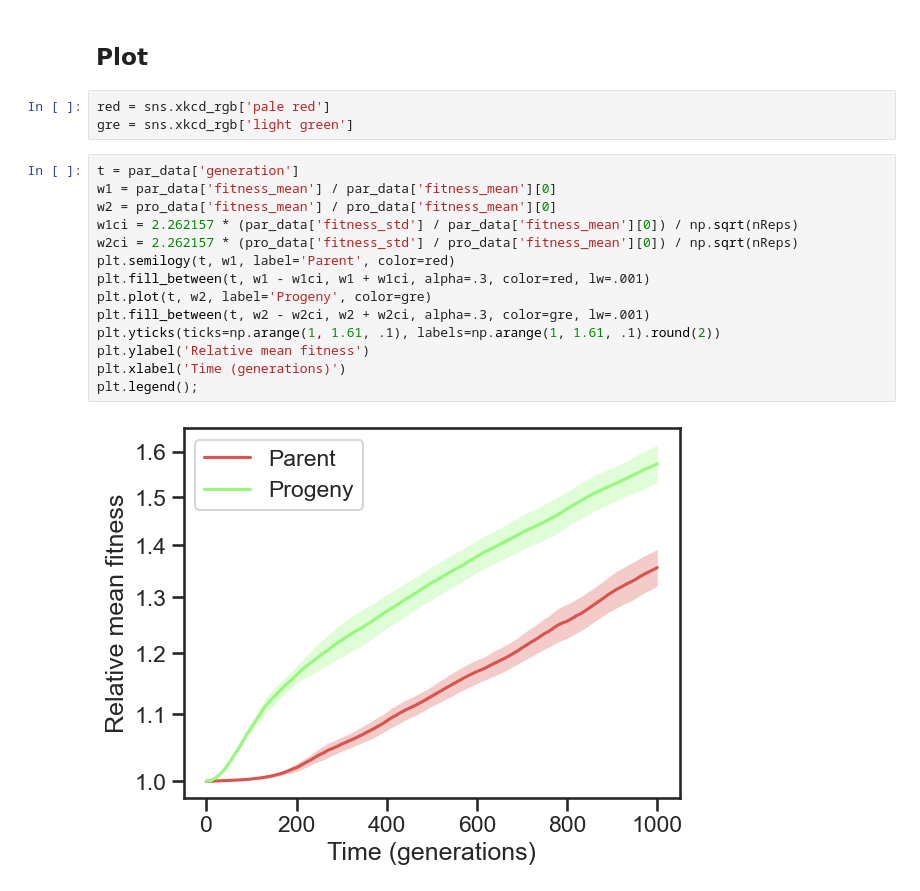
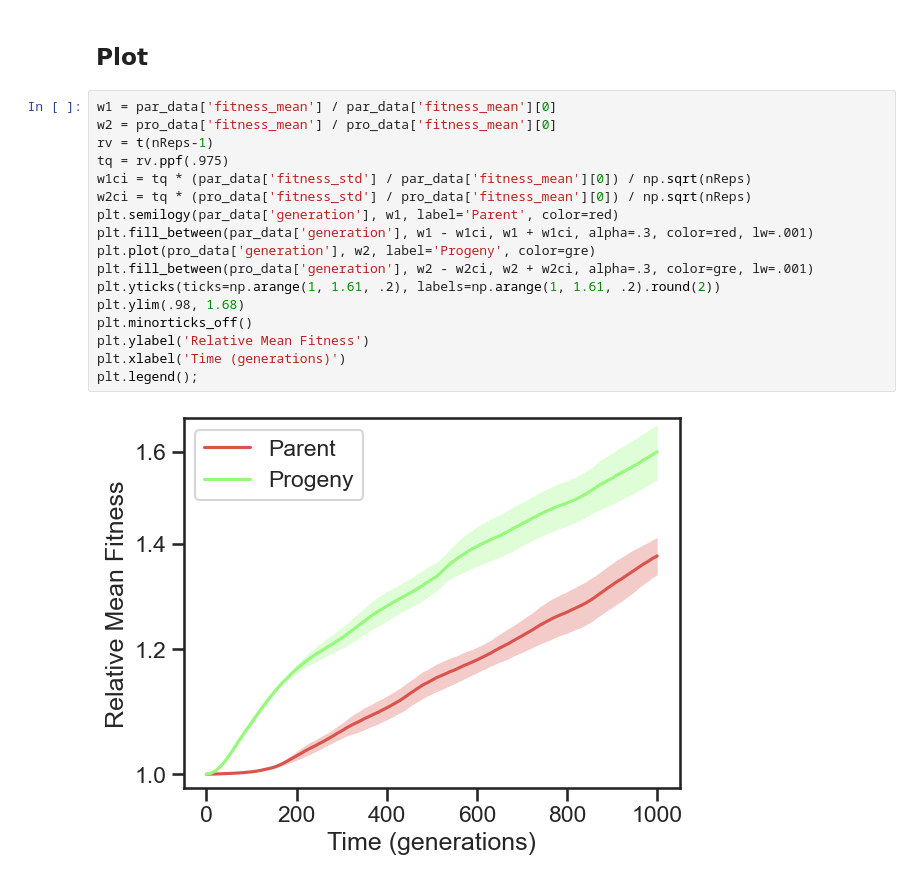
Before and after one commit to rbazev/sex_amitosis_evolvability, a Jupyter notebook: Demo.ipynb, the cells around one changed output. Drawn from its saved outputs; the diff is of its cells as text.

```diff
--- a/Demo.ipynb
+++ b/Demo.ipynb
@@ -90,22 +100,22 @@ pro_data
 101 rows × 10 columns
 # %% [markdown]
 ## Plot
-# %%
-red = sns.xkcd_rgb['pale red']
-gre = sns.xkcd_rgb['light green']
 # %%
-t = par_data['generation']
 w1 = par_data['fitness_mean'] / par_data['fitness_mean'][0]
 w2 = pro_data['fitness_mean'] / pro_data['fitness_mean'][0]
-w1ci = 2.262157 * (par_data['fitness_std'] / par_data['fitness_mean'][0]) / np.sqrt(nReps)
-w2ci = 2.262157 * (pro_data['fitness_std'] / pro_data['fitness_mean'][0]) / np.sqrt(nReps)
-plt.semilogy(t, w1, label='Parent', color=red)
-plt.fill_between(t, w1 - w1ci, w1 + w1ci, alpha=.3, color=red, lw=.001)
-plt.plot(t, w2, label='Progeny', color=gre)
-plt.fill_between(t, w2 - w2ci, w2 + w2ci, alpha=.3, color=gre, lw=.001)
-plt.yticks(ticks=np.arange(1, 1.61, .1), labels=np.arange(1, 1.61, .1).round(2))
-plt.ylabel('Relative mean fitness')
+rv = t(nReps-1)
+tq = rv.ppf(.975)
+w1ci = tq * (par_data['fitness_std'] / par_data['fitness_mean'][0]) / np.sqrt(nReps)
+w2ci = tq * (pro_data['fitness_std'] / pro_data['fitness_mean'][0]) / np.sqrt(nReps)
+plt.semilogy(par_data['generation'], w1, label='Parent', color=red)
+plt.fill_between(par_data['generation'], w1 - w1ci, w1 + w1ci, alpha=.3, color=red, lw=.001)
+plt.plot(pro_data['generation'], w2, label='Progeny', color=gre)
+plt.fill_between(pro_data['generation'], w2 - w2ci, w2 + w2ci, alpha=.3, color=gre, lw=.001)
+plt.yticks(ticks=np.arange(1, 1.61, .2), labels=np.arange(1, 1.61, .2).round(2))
+plt.ylim(.98, 1.68)
+plt.minorticks_off()
+plt.ylabel('Relative Mean Fitness')
 plt.xlabel('Time (generations)')
 plt.legend();
 # %% [output]
-[figure, old version]
+[figure, new version]
```
Also changed, not shown: parts of 8 cells of this notebook.
